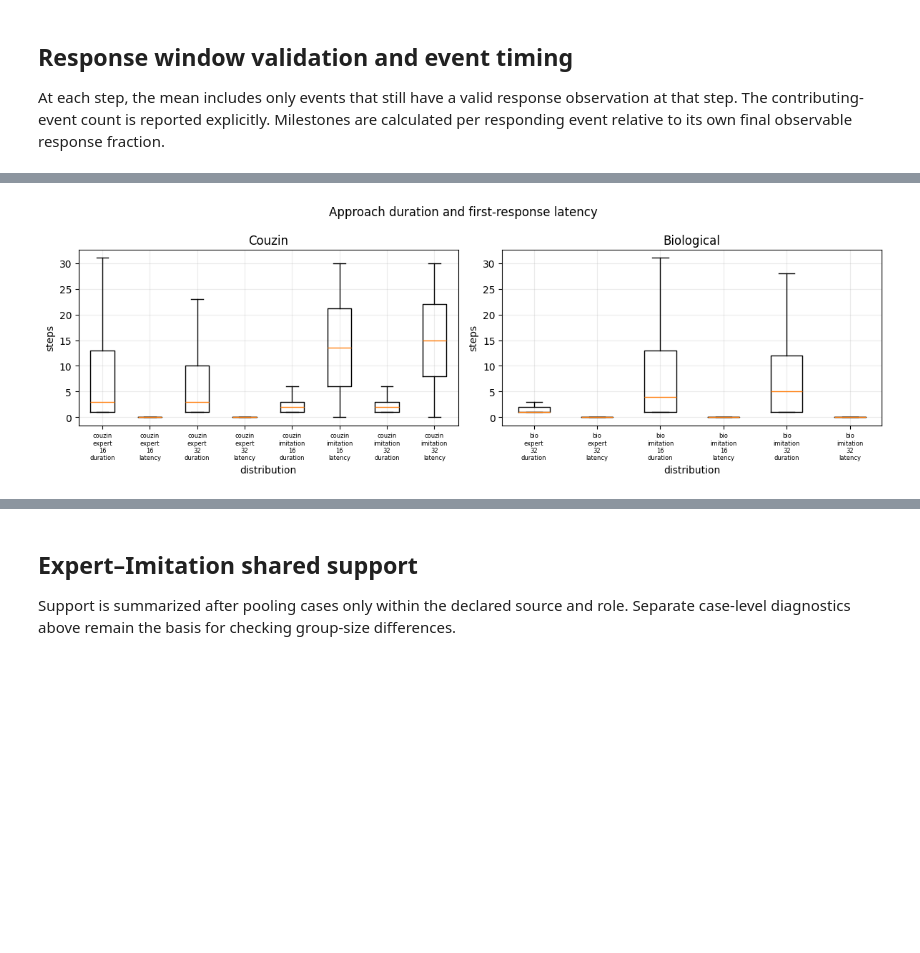
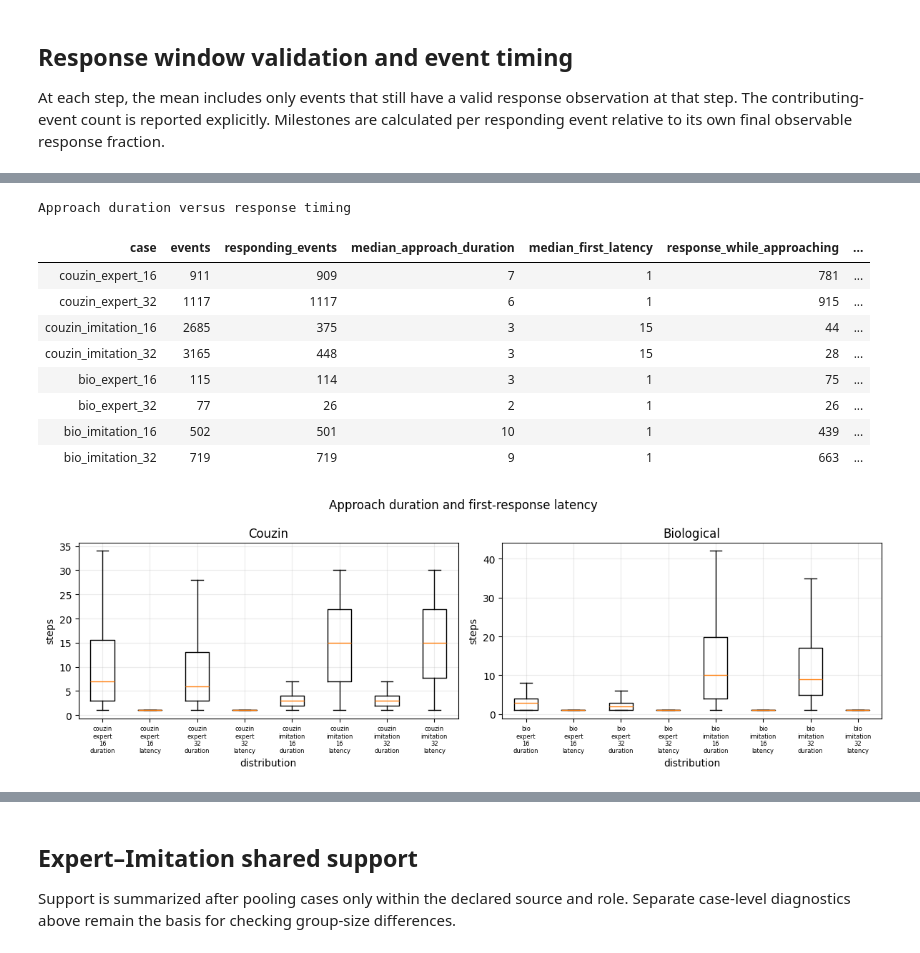
Before and after one commit to wirthy21/ICRA2027-PredatorPreyGAIL, a Jupyter notebook: Paper Analysis/data_validation.ipynb, the cells around one changed output, grey strips where cells are left out. Saved outputs shown, nothing was run; the diff lists cells and outputs as text; code cells hidden in the pictures; blank space fills up the shorter version.

```diff
--- a/Paper Analysis/data_validation.ipynb
+++ b/Paper Analysis/data_validation.ipynb
@@ -23,6 +23,7 @@ if ANALYSIS_DIR.name != 'Paper Analysis':
     ANALYSIS_DIR = ANALYSIS_DIR / 'Paper Analysis'
 PROJECT_ROOT = ANALYSIS_DIR.parent
 NICOLE_ROOT = PROJECT_ROOT / 'Nicole' / 'Predator-Prey-Thesis'
+BIO_WINDOW_ROOT = NICOLE_ROOT / 'Data/1. Data Processing/Processed/video/expert_tensors/windows'
 OUTPUT_DIR = ANALYSIS_DIR / 'outputs'
 OUTPUT_DIR.mkdir(parents=True, exist_ok=True)
 
@@ -35,11 +36,13 @@ DTYPE = torch.float32
 TIME_CHUNK_SIZE = 4096
 N_ROLLOUTS, ROLLOUT_STEPS, SEED = 20, 1000, 2027
 D_SOURCE = {'couzin': math.hypot(50, 50), 'biological': math.hypot(2160, 2160)}
+# Final source-specific central q01-q99 Expert-Imitation overlap ranges.
+RISK_RANGES = {'couzin':(0.0144023038,0.2365715653),'biological':(0.0076781777,0.3913621008)}
 
 DISTANCE_THRESHOLDS = (.05,.075,.10,.125,.15,.175,.20,.225,.25,.275,.30)
 RESPONSE_THRESHOLDS = (.025,.05,.075,.10,.125,.15,.175,.20)
 CLOSING_LAGS = (1,2,3,5)
-N_BINS_CANDIDATES = (5,8,10,12,15,20)
+N_BINS_CANDIDATES = (5,8,10)
 MIN_CLUSTERS_CANDIDATES = (3,5,10)
 MIN_SAMPLES_CANDIDATES = (20,30,50,100)
 MAX_RESPONSE_WINDOW = 30
@@ -50,7 +53,7 @@ STATIONARY_EPS = 1e-4
 
 USE_CASE_CACHE = False  # raw canonical tables are large; prefer the compact derived cache
 USE_DERIVED_CACHE = True
-CACHE_VERSION = 1
+CACHE_VERSION = 2  # adds hand-labelled 16-prey biological trajectories
 CASE_CACHE = OUTPUT_DIR / 'data_validation_cases.pt'
 DERIVED_CACHE = OUTPUT_DIR / 'data_validation_derived.pt'
 runtime = {}
@@ -65,7 +68,7 @@ Numerical tables remain compact HTML summaries; large tensors stay inside the re
 # %%
 COLORS={'expert_16':'#1f77b4','expert_32':'#0b3c6f','imitation_16':'#ff8c42','imitation_32':'#c44e00'}
 CASE_ORDER=('couzin_expert_16','couzin_expert_32','couzin_imitation_16','couzin_imitation_32',
-            'bio_expert_32','bio_imitation_16','bio_imitation_32')
+            'bio_expert_16','bio_expert_32','bio_imitation_16','bio_imitation_32')
 
 def case_source(name):
     return 'couzin' if name.startswith('couzin') else 'biological'
@@ -558,10 +568,11 @@ def event_windows(seg,approach_threshold,max_window):
     onsets,condition=pa.detect_approach_events(seg['d_norm'],threshold=approach_threshold,return_mask=True)
     starts,ends,durations=runs_from_mask(condition)
     n=len(onsets); n_prey=seg['n_prey']; response=seg['response']
-    windows=torch.full((n,max_window+1,n_prey),torch.nan)
-    available=torch.zeros((n,max_window+1),dtype=torch.bool)
+    # Exactly W transitions: R[e] is e->e+1 and R[e+W-1] is e+W-1->e+W.
+    windows=torch.full((n,max_window,n_prey),torch.nan)
+    available=torch.zeros((n,max_window),dtype=torch.bool)
     for i,onset in enumerate(onsets.tolist()):
-        length=min(max_window+1,max(len(response)-onset,0))
+        length=min(max_window,max(len(response)-onset,0))
         if length:
             windows[i,:length]=response[onset:onset+length]; available[i,:length]=True
     duration_by_onset={int(s):int(d) for s,d in zip(starts,durations)}
@@ -575,8 +586,8 @@ for name in CASE_ORDER:
     all_r=torch.cat([s['response'].flatten() for s in segs]) if segs else torch.empty(0)
     for athr in DISTANCE_THRESHOLDS:
         bundles=[event_windows(s,athr,REFERENCE_RESPONSE_WINDOW) for s in segs]
-        windows=torch.cat([b[0] for b in bundles]) if bundles else torch.empty((0,REFERENCE_RESPONSE_WINDOW+1,derived[name]['n_prey']))
-        available=torch.cat([b[1] for b in bundles]) if bundles else torch.empty((0,REFERENCE_RESPONSE_WINDOW+1),dtype=torch.bool)
+        windows=torch.cat([b[0] for b in bundles]) if bundles else torch.empty((0,REFERENCE_RESPONSE_WINDOW,derived[name]['n_prey']))
+        available=torch.cat([b[1] for b in bundles]) if bundles else torch.empty((0,REFERENCE_RESPONSE_WINDOW),dtype=torch.bool)
         event_clips=[s['clip_id'] for s,b in zip(segs,bundles) for _ in range(len(b[2]))]
         response_threshold_sweep[name][athr]={}
         for rthr in RESPONSE_THRESHOLDS:
@@ -641,17 +652,17 @@ for name in CASE_ORDER:
         curves.append(cumulative); available_all.append(available); durations_all.append(durations)
         any_step=exceed.any(dim=2)
         for row in any_step:
-            idx=torch.nonzero(row).flatten(); first_latency.append(int(idx[0]) if len(idx) else -1)
-    curves=torch.cat(curves) if curves else torch.empty((0,MAX_RESPONSE_WINDOW+1))
-    available=torch.cat(available_all) if available_all else torch.empty((0,MAX_RESPONSE_WINDOW+1),dtype=torch.bool)
+            idx=torch.nonzero(row).flatten(); first_latency.append(int(idx[0])+1 if len(idx) else -1)
+    curves=torch.cat(curves) if curves else torch.empty((0,MAX_RESPONSE_WINDOW))
+    available=torch.cat(available_all) if available_all else torch.empty((0,MAX_RESPONSE_WINDOW),dtype=torch.bool)
     durations=torch.cat(durations_all) if durations_all else torch.empty(0)
-    mean=torch.nanmean(curves,dim=0) if len(curves) else torch.full((MAX_RESPONSE_WINDOW+1,),torch.nan)
-    count=torch.isfinite(curves).sum(0) if len(curves) else torch.zeros(MAX_RESPONSE_WINDOW+1,dtype=torch.long)
+    mean=torch.nanmean(curves,dim=0) if len(curves) else torch.full((MAX_RESPONSE_WINDOW,),torch.nan)
+    count=torch.isfinite(curves).sum(0) if len(curves) else torch.zeros(MAX_RESPONSE_WINDOW,dtype=torch.long)
     q25=torch.nanquantile(curves,.25,dim=0) if len(curves) else mean.clone()
     q75=torch.nanquantile(curves,.75,dim=0) if len(curves) else mean.clone()
     response_window[name]={'mean':mean,'q25':q25,'q75':q75,'count':count,'event_curves':curves}
-    for k in range(MAX_RESPONSE_WINDOW+1):
-        window_rows.append({'case':name,'step':k,'mean_cumulative_fraction':float(mean[k]),
+    for k in range(MAX_RESPONSE_WINDOW):
+        window_rows.append({'case':name,'latency_step':k+1,'mean_cumulative_fraction':float(mean[k]),
                             'q25':float(q25[k]),'q75':float(q75[k]),'valid_events':int(count[k])})
     milestones={p:[] for p in (.5,.75,.9,.95)}
     for curve in curves:
@@ -659,7 +670,7 @@ for name in CASE_ORDER:
         if final<=0: continue
         for p in milestones:
             hit=torch.nonzero(finite & (curve>=p*final)).flatten()
-            if len(hit): milestones[p].append(int(hit[0]))
+            if len(hit): milestones[p].append(int(hit[0])+1)
     for p,vals in milestones.items():
         v=torch.tensor(vals,dtype=torch.float32)
         milestone_rows.append({'case':name,'target_fraction_of_final':p,'responding_events':len(v),
@@ -674,12 +685,42 @@ for name in CASE_ORDER:
         'median_first_latency':float(lat.median()) if len(lat) else np.nan,
         'response_while_approaching':while_count,'response_after_approach':after_count,
         'no_response_by_30':sum(x<0 for x in first_latency)})
+# Direct W=5/10/15/20 comparison using exact transition counts and explicit censoring.
+RESPONSE_WINDOW_CANDIDATES=(5,10,15,20)
+response_window_comparison={}; response_window_comparison_rows=[]
+for name in CASE_ORDER:
+    if name not in derived: continue
+    bundles=[event_windows(s,REFERENCE_APPROACH_THRESHOLD,20) for s in derived[name]['response_segments']]
+    windows20=torch.cat([b[0] for b in bundles]) if bundles else torch.empty((0,20,derived[name]['n_prey']))
+    available20=torch.cat([b[1] for b in bundles]) if bundles else torch.empty((0,20),dtype=torch.bool)
+    responses20=((windows20>REFERENCE_RESPONSE_THRESHOLD)&available20[...,None]).any(dim=1) if len(windows20) else torch.empty((0,derived[name]['n_prey']),dtype=torch.bool)
+    total_responses20=int(responses20.sum())
+    response_window_comparison[name]={}
+    for window in RESPONSE_WINDOW_CANDIDATES:
+        values=windows20[:,:window]; observed=torch.isfinite(values)&available20[:,:window,None]
+        responder=((values>REFERENCE_RESPONSE_THRESHOLD)&observed).any(dim=1)
+        full_prey_window=observed.all(dim=1); confirmed_non_responder=(~responder)&full_prey_window
+        censored=(~responder)&(~full_prey_window); full_event=full_prey_window.all(dim=1)
+        classified=responder|confirmed_non_responder; classified_count=int(classified.sum())
+        first=( ((values>REFERENCE_RESPONSE_THRESHOLD)&observed).to(torch.int8).argmax(dim=1)+1 )
+        latency=first[responder].float(); n_events=len(values); total_status=max(n_events*derived[name]['n_prey'],1)
+        item={'approach_events':n_events,'fully_observable_events':int(full_event.sum()),
+              'fully_observable_event_fraction':float(full_event.float().mean()) if n_events else np.nan,
+              'responder_fraction':int(responder.sum())/total_status,
+              'censored_fraction':int(censored.sum())/total_status,
+              'censoring_adjusted_response_fraction':int(responder.sum())/classified_count if classified_count else np.nan,
+              'median_reaction_latency':float(latency.median()) if len(latency) else np.nan,
+              'q90_reaction_latency':float(torch.quantile(latency,.9)) if len(latency) else np.nan,
+              'response_capture_vs_w20':int(responder.sum())/total_responses20 if total_responses20 else np.nan}
+        response_window_comparison[name][window]=item
+        response_window_comparison_rows.append({'case':name,'window_transitions':window,**item})
+display_table(response_window_comparison_rows,'Exact response-window comparison with censoring')
 runtime['response_window_and_timing']=perf_counter()-t0
 fig,axes=two_panel(f'Cumulative response at approach={REFERENCE_APPROACH_THRESHOLD}, R>{REFERENCE_RESPONSE_THRESHOLD}',
                    'cumulative response fraction','steps after onset')
 for name in CASE_ORDER:
     if name not in response_window: continue
-    r=response_window[name]; x=torch.arange(len(r['mean']))
+    r=response_window[name]; x=torch.arange(1,len(r['mean'])+1)
     ax=axes[0 if case_source(name)=='couzin' else 1]
     ax.plot(x,r['mean'],color=COLORS[case_style(name)],label=name.replace('_',' '))
     ax.fill_between(x,r['q25'],r['q75'],color=COLORS[case_style(name)],alpha=.12)
@@ -748,4 +798,14 @@ Approach duration versus response timing
+Approach duration versus response timing
+| case | events | responding_events | median_approach_duration | median_first_latency | response_while_approaching | ... |
+| couzin_expert_16 | 911 | 909 | 7 | 1 | 781 | ... |
+| couzin_expert_32 | 1117 | 1117 | 6 | 1 | 915 | ... |
+| couzin_imitation_16 | 2685 | 375 | 3 | 15 | 44 | ... |
+| couzin_imitation_32 | 3165 | 448 | 3 | 15 | 28 | ... |
+| bio_expert_16 | 115 | 114 | 3 | 1 | 75 | ... |
+| bio_expert_32 | 77 | 26 | 2 | 1 | 26 | ... |
+| bio_imitation_16 | 502 | 501 | 10 | 1 | 439 | ... |
+| bio_imitation_32 | 719 | 719 | 9 | 1 | 663 | ... |
-[figure, old version]
+[figure, new version]
 # %% [markdown]
 ## Risk-bin validation
 
```
Also changed, not shown: parts of 14 cells of this notebook, 5 other files.
